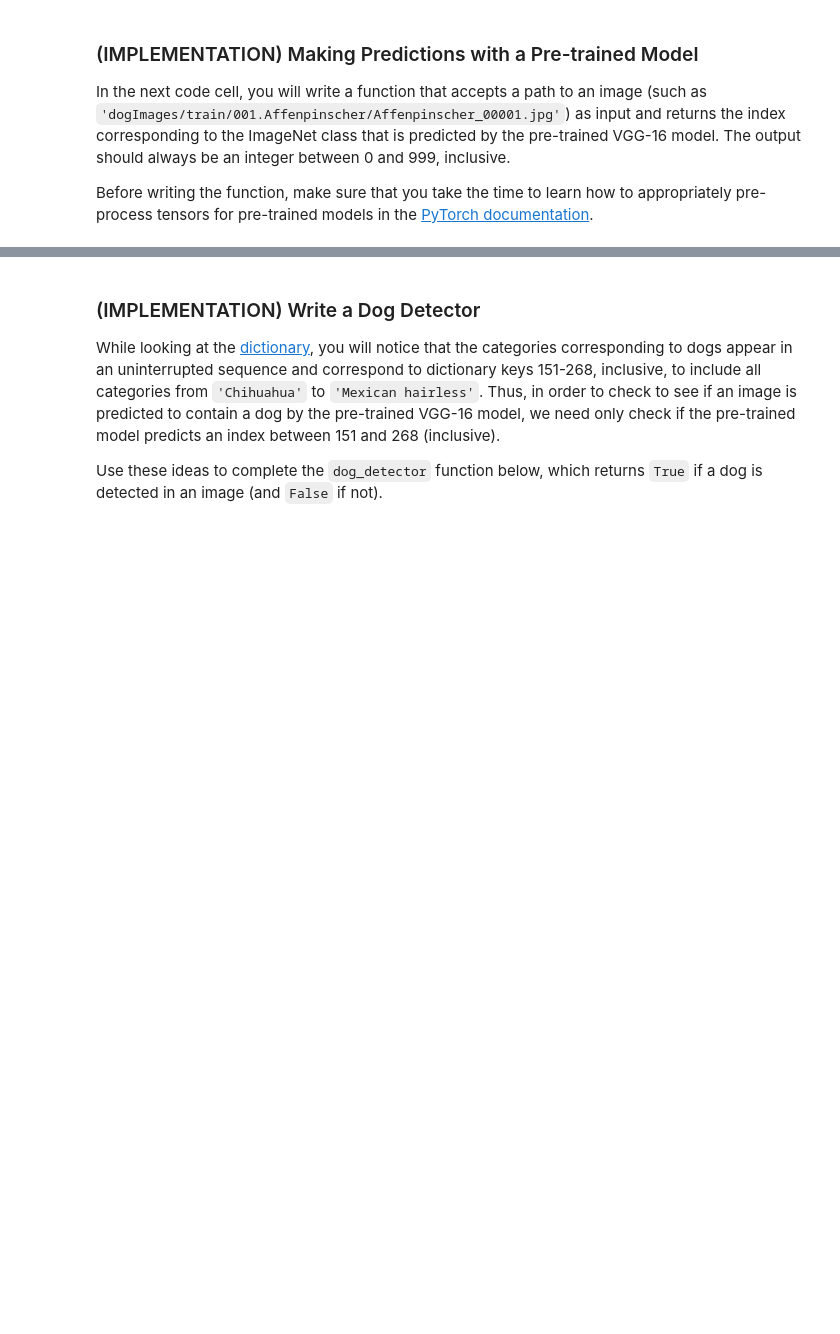
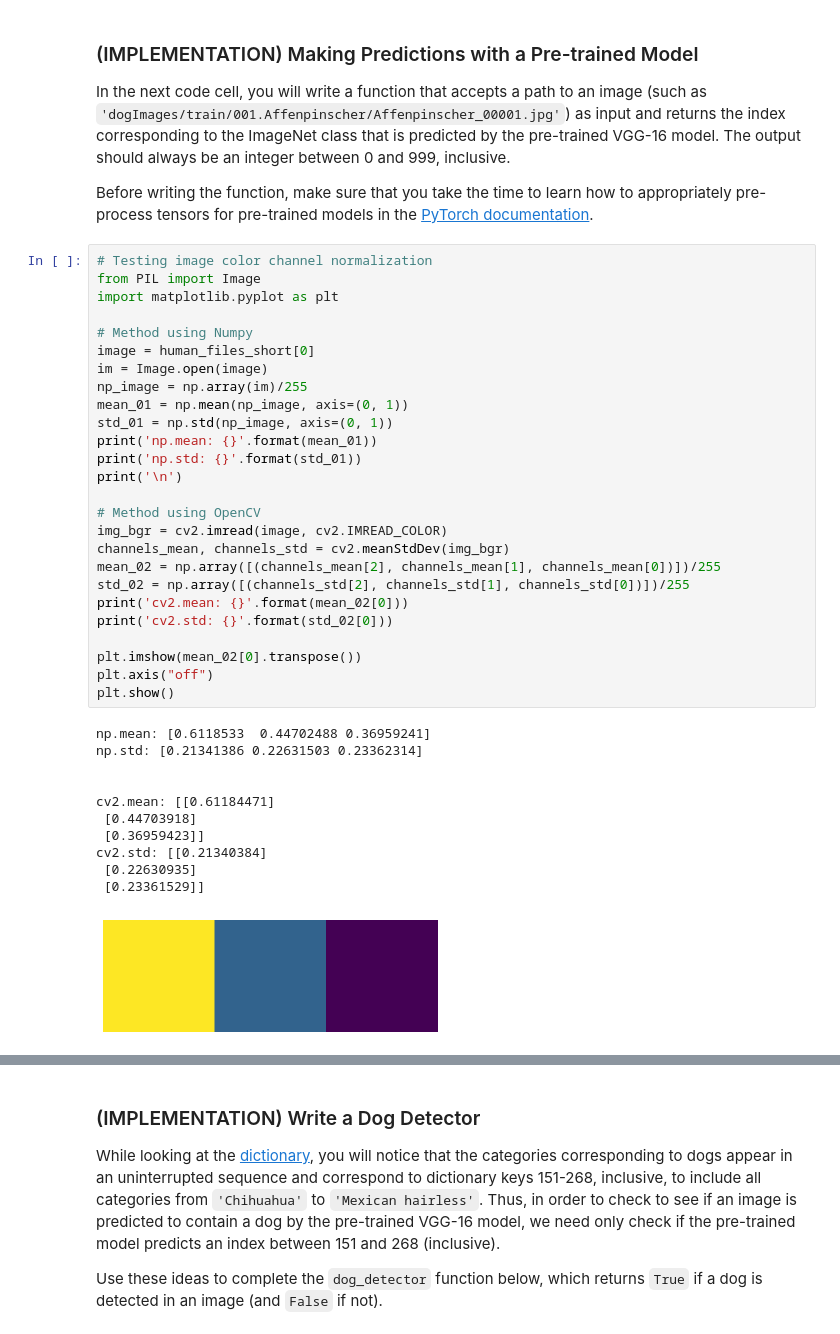
Before and after one commit to justinbellucci/dog_breed_classifier_app, a Jupyter notebook: dog_app.ipynb, the cells around one changed output, grey strips where cells are left out. Drawn from its saved outputs; the diff is of its cells as text; blank space fills up the shorter version.

```diff
--- a/dog_app.ipynb
+++ b/dog_app.ipynb
@@ -391,6 +410,44 @@ Given an image, this pre-trained VGG-16 model returns a prediction (derived from
 In the next code cell, you will write a function that accepts a path to an image (such as `'dogImages/train/001.Affenpinscher/Affenpinscher_00001.jpg'`) as input and returns the index corresponding to the ImageNet class that is predicted by the pre-trained VGG-16 model.  The output should always be an integer between 0 and 999, inclusive.
 
 Before writing the function, make sure that you take the time to learn  how to appropriately pre-process tensors for pre-trained models in the [PyTorch documentation](http://pytorch.org/docs/stable/torchvision/models.html).
+# %%
+# Testing image color channel normalization
+from PIL import Image
+import matplotlib.pyplot as plt
+
+# Method using Numpy
+image = human_files_short[0]
+im = Image.open(image)
+np_image = np.array(im)/255
+mean_01 = np.mean(np_image, axis=(0, 1))
+std_01 = np.std(np_image, axis=(0, 1))
+print('np.mean: {}'.format(mean_01))
+print('np.std: {}'.format(std_01))
+print('\n')
+
+# Method using OpenCV
+img_bgr = cv2.imread(image, cv2.IMREAD_COLOR)
+channels_mean, channels_std = cv2.meanStdDev(img_bgr)
+mean_02 = np.array([(channels_mean[2], channels_mean[1], channels_mean[0])])/255
+std_02 = np.array([(channels_std[2], channels_std[1], channels_std[0])])/255
+print('cv2.mean: {}'.format(mean_02[0]))
+print('cv2.std: {}'.format(std_02[0]))
+
+plt.imshow(mean_02[0].transpose())
+plt.axis("off")
+plt.show()
+# %% [output]
+np.mean: [0.6118533  0.44702488 0.36959241]
+np.std: [0.21341386 0.22631503 0.23362314]
+
+
+cv2.mean: [[0.61184471]
+ [0.44703918]
+ [0.36959423]]
+cv2.std: [[0.21340384]
+ [0.22630935]
+ [0.23361529]]
+[figure, added]
 # %%
 from PIL import Image
 import torchvision.transforms as transforms
```
Also changed, not shown: parts of 3 cells of this notebook.
